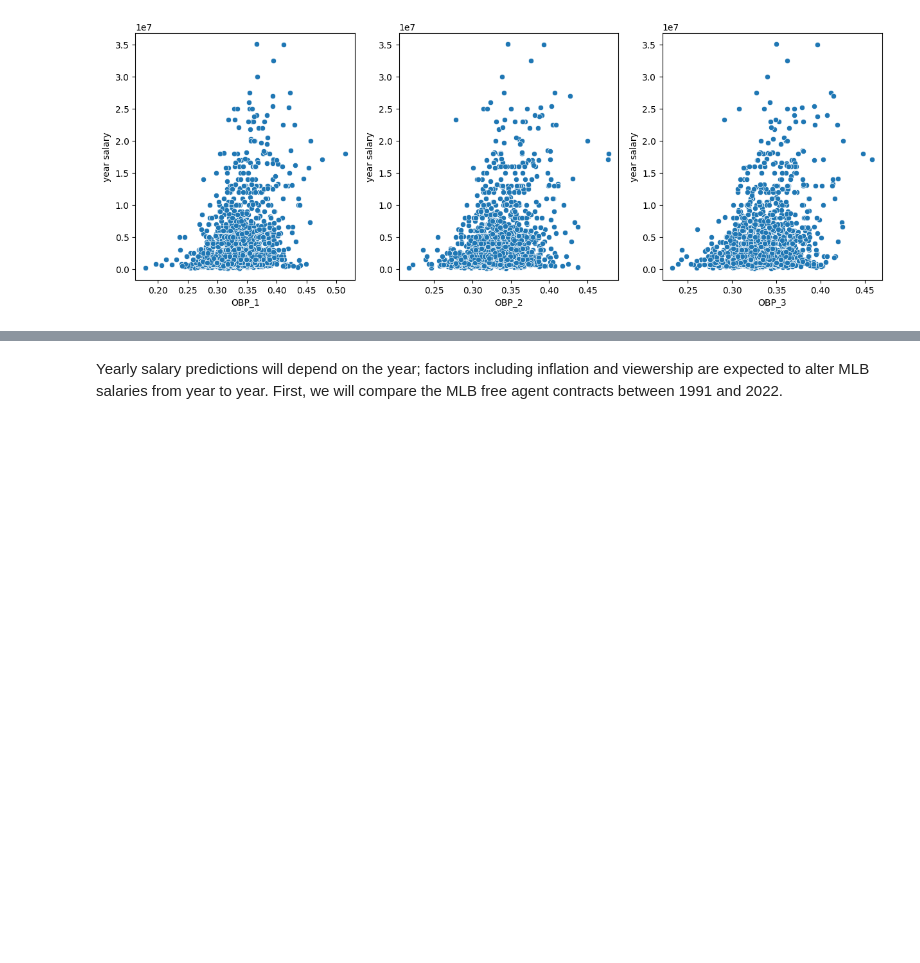
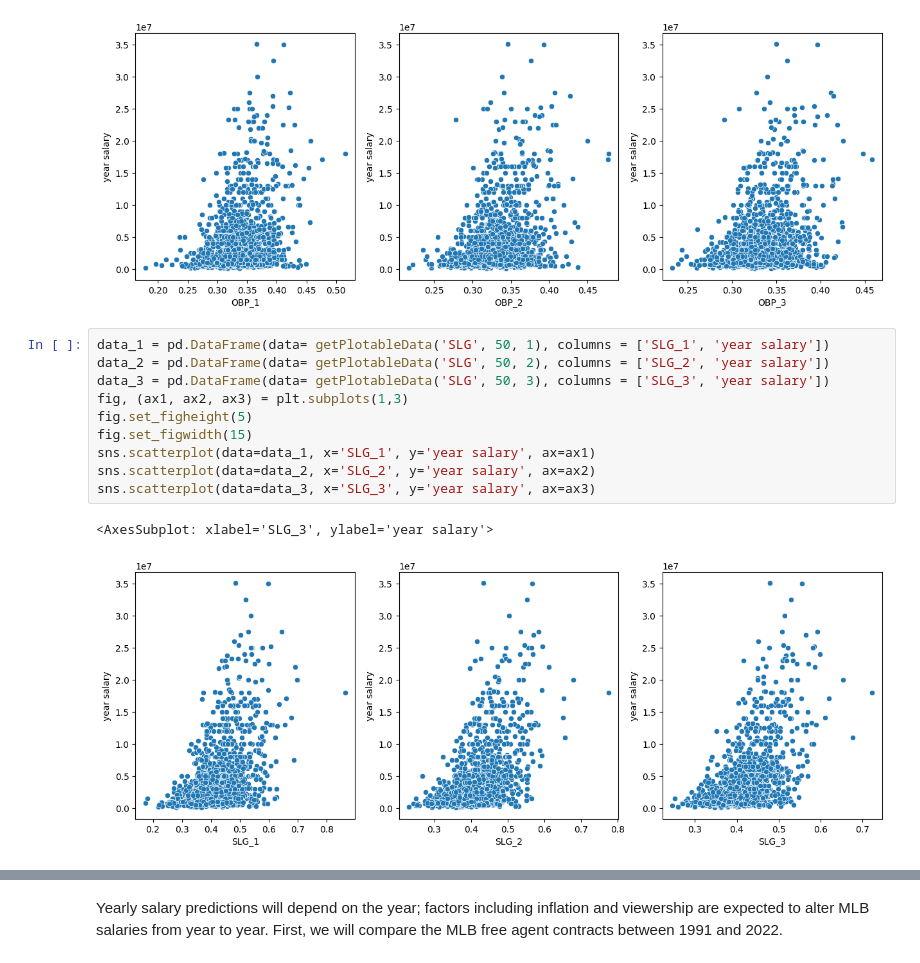
Before and after one commit to leo3friedman/baseball-salary-prediction, a Jupyter notebook: EDACheckpointGroup_042-Fa22.ipynb, the cells around one changed output, grey strips where cells are left out. Drawn from its saved outputs; the diff is of its cells as text; blank space fills up the shorter version.

Commit message:
add graphs for OBS and SLG

```diff
--- a/EDACheckpointGroup_042-Fa22.ipynb
+++ b/EDACheckpointGroup_042-Fa22.ipynb
@@ -409,3 +409,16 @@ sns.scatterplot(data=data_3, x='OBP_3', y='year salary', ax=ax3)
 # %% [output]
 <AxesSubplot: xlabel='OBP_3', ylabel='year salary'>
 [figure]
+# %%
+data_1 = pd.DataFrame(data= getPlotableData('SLG', 50, 1), columns = ['SLG_1', 'year salary'])
+data_2 = pd.DataFrame(data= getPlotableData('SLG', 50, 2), columns = ['SLG_2', 'year salary'])
+data_3 = pd.DataFrame(data= getPlotableData('SLG', 50, 3), columns = ['SLG_3', 'year salary'])
+fig, (ax1, ax2, ax3) = plt.subplots(1,3)
+fig.set_figheight(5)
+fig.set_figwidth(15)
+sns.scatterplot(data=data_1, x='SLG_1', y='year salary', ax=ax1)
+sns.scatterplot(data=data_2, x='SLG_2', y='year salary', ax=ax2)
+sns.scatterplot(data=data_3, x='SLG_3', y='year salary', ax=ax3)
+# %% [output]
+<AxesSubplot: xlabel='SLG_3', ylabel='year salary'>
+[figure, added]
```
Also changed, not shown: parts of 3 cells of this notebook.
